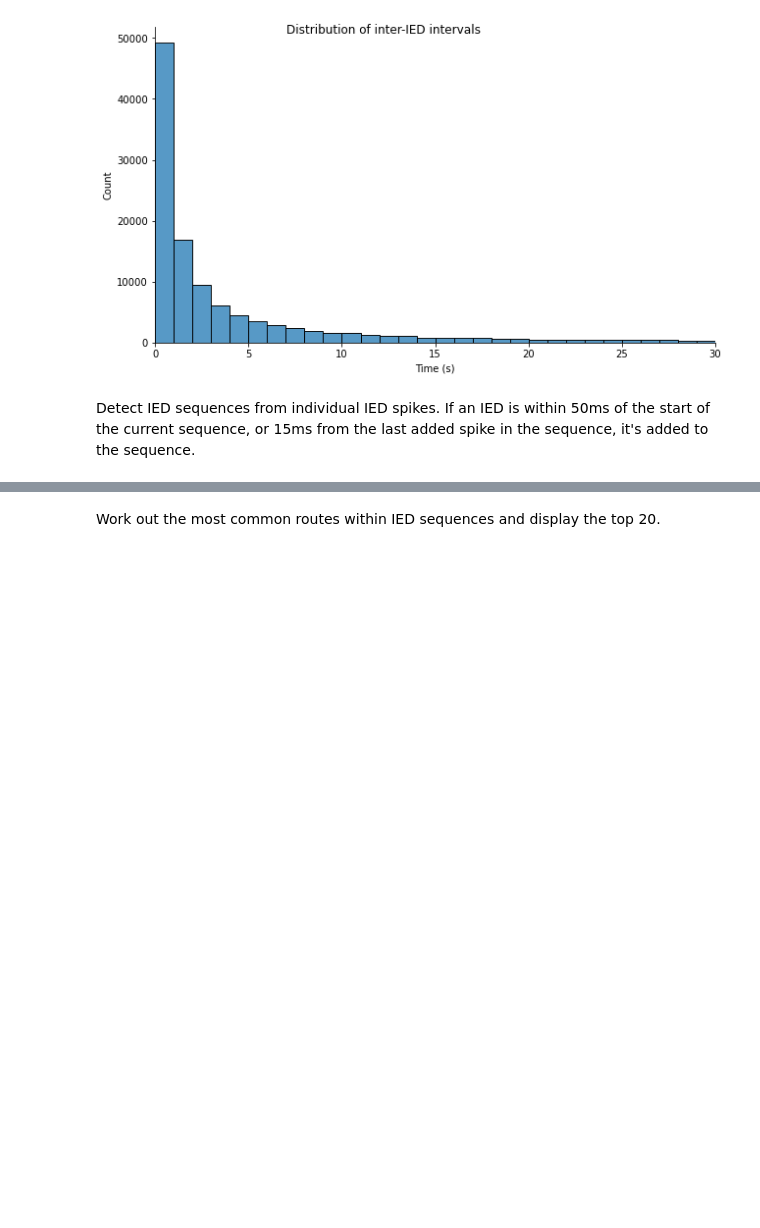
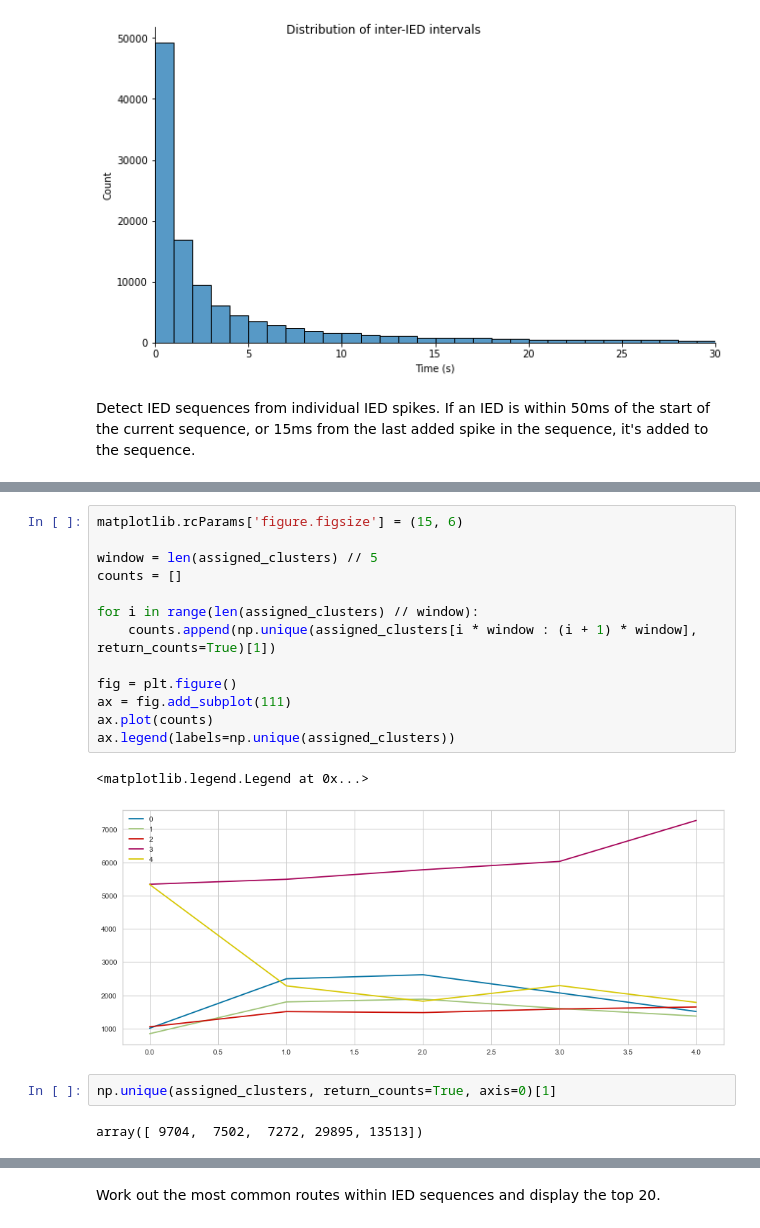
Before and after one commit to norrisjamie23/forecasting-epileptic-discharges, a Jupyter notebook: IED_sequence_detection-BeSa.ipynb, the cells around one changed output, grey strips where cells are left out. Cells and saved outputs as stored; diff of their text form; blank space fills up the shorter version.

```diff
--- a/IED_sequence_detection-BeSa.ipynb
+++ b/IED_sequence_detection-BeSa.ipynb
@@ -162,0 +210,20 @@ while len(spikes) > 0:
+# %%
+matplotlib.rcParams['figure.figsize'] = (15, 6)
+
+window = len(assigned_clusters) // 5
+counts = []
+
+for i in range(len(assigned_clusters) // window):
+    counts.append(np.unique(assigned_clusters[i * window : (i + 1) * window], return_counts=True)[1])
+
+fig = plt.figure()
+ax = fig.add_subplot(111)
+ax.plot(counts)
+ax.legend(labels=np.unique(assigned_clusters))
+# %% [output]
+<matplotlib.legend.Legend at 0x...>
+[figure, added]
+# %%
+np.unique(assigned_clusters, return_counts=True, axis=0)[1]
+# %% [output]
+array([ 9704,  7502,  7272, 29895, 13513])
```
Also changed, not shown: parts of 45 cells of this notebook, 15 other files.
